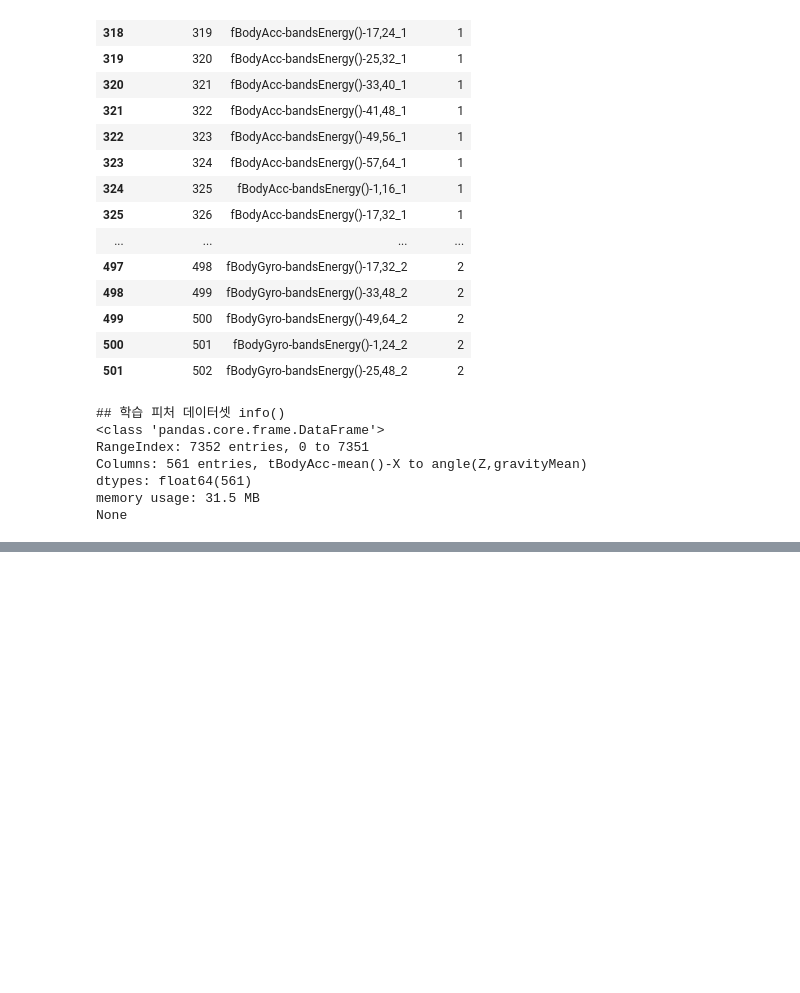
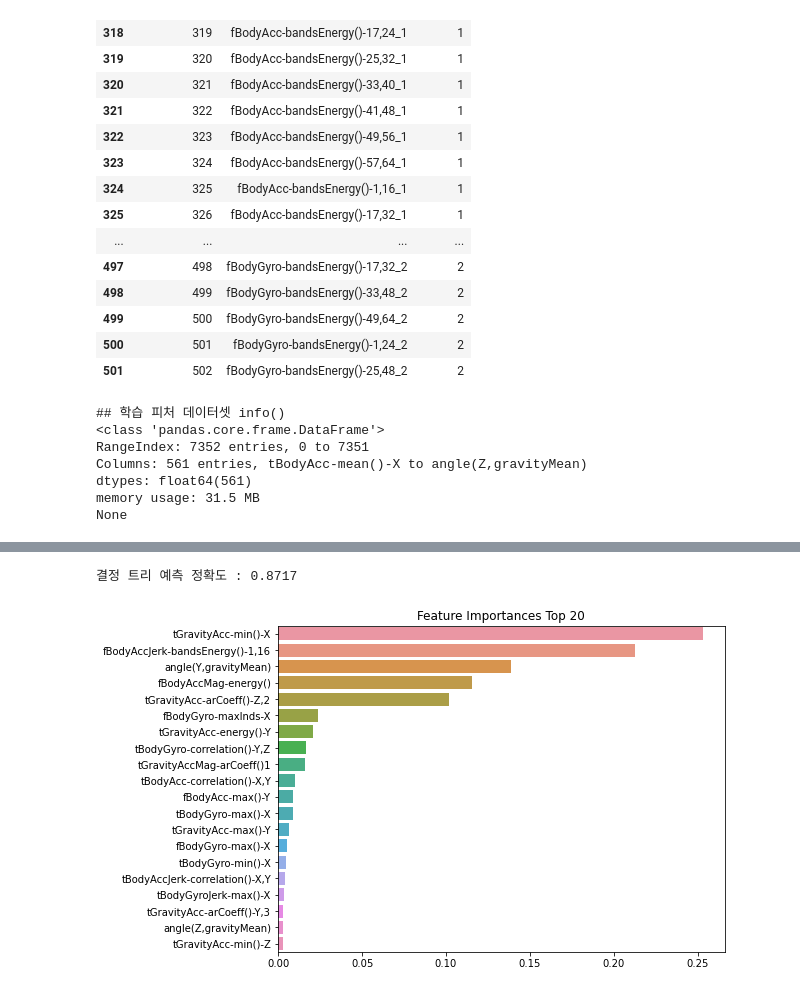
Before and after one commit to mg4432/PerfectGuide, a Jupyter notebook: Decision_tree.ipynb, the cells around one changed output, grey strips where cells are left out. Drawn from its saved outputs; the diff is of its cells as text; code cells hidden in the pictures; blank space fills up the shorter version.

```diff
--- a/Decision_tree.ipynb
+++ b/Decision_tree.ipynb
@@ -107,0 +169,9 @@ None
+# %%
+# max_depth 값을 변화시키면서 각각의 학습과 테스트 세트에서의 예측 성능 측정
+max_depths = [6,8,10,12,16,20,24]
+for depth in max_depths:
+    dt_clf = DecisionTreeClassifier(max_depth = depth, random_state = 156)
+    dt_clf.fit(X_train, y_train)
+    pred = dt_clf.predict(X_test)
+    accuracy = accuracy_score(y_test, pred)
+    print('max_depth = {0} 정확도 : {1:.4f}'.format(depth, accuracy))
@@ -107,0 +186,11 @@ None
+# %%
+# min_samples_split 추가
+params = {
+    'max_depth' : [8,12,16,20],
+    'min_samples_split' : [16,24]
+}
+
+grid_cv = GridSearchCV(dt_clf, param_grid = params, scoring = 'accuracy', cv = 5, verbose = 1)
+grid_cv.fit(X_train, y_train)
+print('GridSearchCV 최고 평균 정확도 수치 : {0:.4f}'.format(grid_cv.best_score_))
+print('GridSerachCV 최적 하이퍼 파라미터 :', grid_cv.best_params_)
@@ -107,0 +203,22 @@ None
+# %%
+best_dt_clf = grid_cv.best_estimator_
+
+pred1 = best_dt_clf.predict(X_test)
+accuracy = accuracy_score(y_test, pred1)
+print('결정 트리 예측 정확도 : {0:.4f}'.format(accuracy))
+# %% [output]
+결정 트리 예측 정확도 : 0.8717
+# %%
+import seaborn as sns
+
+feature_importances_values = best_dt_clf.feature_importances_
+
+feature_importances = pd.Series(feature_importances_values, index = X_train.columns)
+
+ftr_top20 = feature_importances.sort_values(ascending = False)[:20]
+plt.figure(figsize = (8,6))
+plt.title('Feature Importances Top 20')
+sns.barplot(x=ftr_top20, y = ftr_top20.index)
+plt.show()
+# %% [output]
+[figure, added]
```
Also changed, not shown: parts of 8 cells of this notebook.
